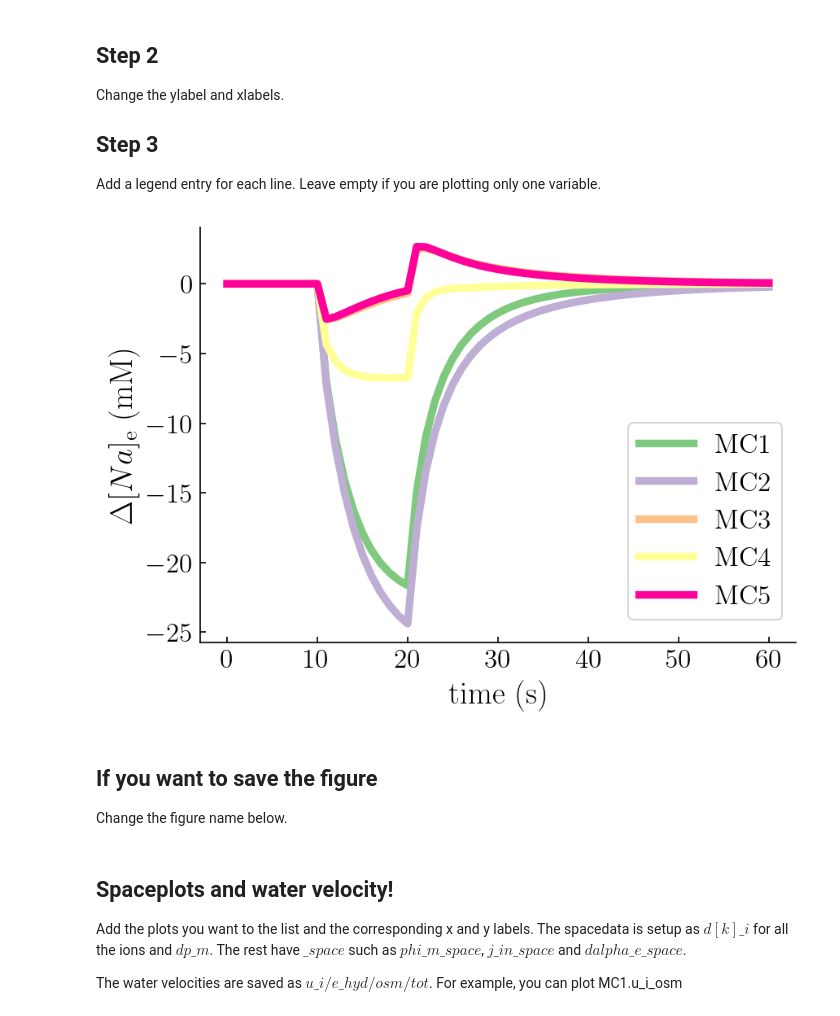
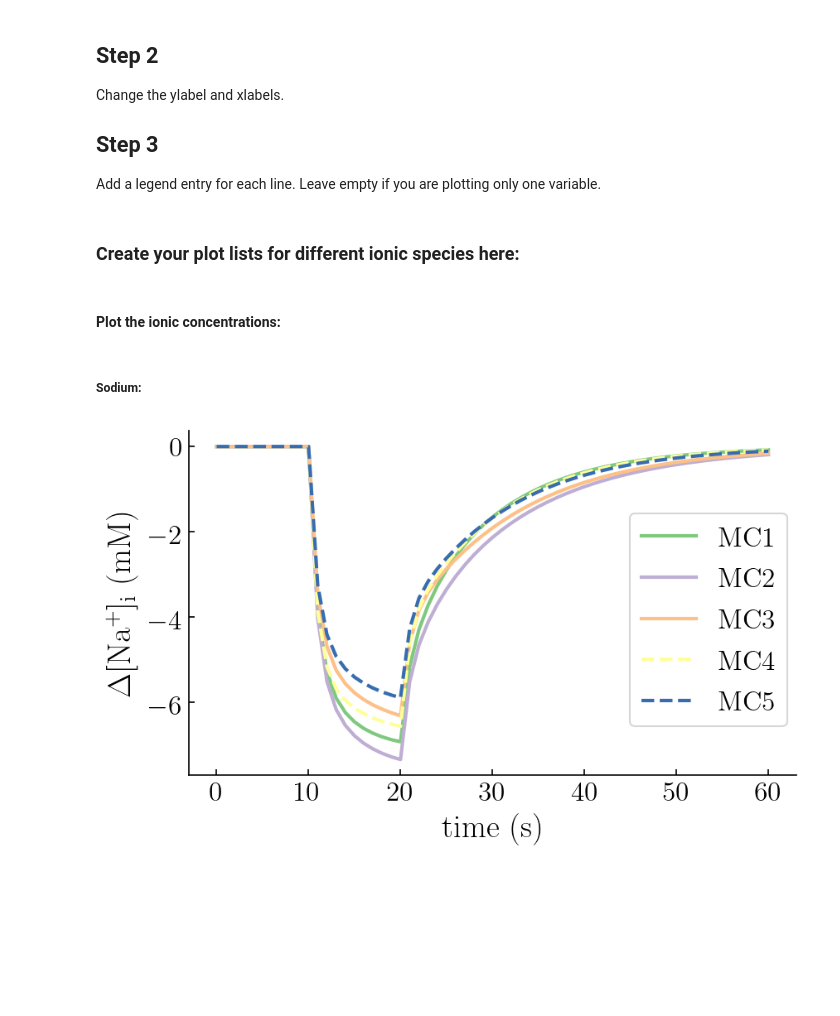
Before and after one commit to hittheant/Simula_Summer_Project_1, a Jupyter notebook: example/Plot Stimulation Data.ipynb, the cells around one changed output. Cells and saved outputs as stored; diff of their text form; code cells hidden in the pictures; blank space fills up the shorter version.

Commit message:
Made jupyter notebook more structured with plots used in paper

```diff
--- a/example/Plot Stimulation Data.ipynb
+++ b/example/Plot Stimulation Data.ipynb
@@ -306,7 +283,8 @@ b0 = '#7fc97fff'
 b1 = '#beaed4ff'
 b2 = '#fdc086ff'
 b3 = '#ffff99ff'
-b4 = '#ff0099ff'
+b4 = '#386cb0ff'
+
 color_list = [b0, b1, b2, b3, b4]
 
 c2 = colormap(normalize(mus[0]))
@@ -324,7 +302,7 @@ xticklabels = ['0', '50', '100', '150', '200', '250', '300']
 xlabel_x = '$x$ (um)'
 point_time = 1.5e-4
 
-lw = 4.5     # line width
+lw = 2 #4.5     # line width
 fosi = 18.7  # ylabel font size
 fs = 0.9
 
@@ -343,29 +321,46 @@ Change the ylabel and xlabels.
 
 ## Step 3
 Add a legend entry for each line. Leave empty if you are plotting only one variable.
+# %% [markdown]
+### Create your plot lists for different ionic species here:
 # %%
-plot_list = [np.array(MC1.Cl_e) - MC1.Cl_e[0], np.array(MC2.Cl_e) - MC2.Cl_e[0],
-             np.array(MC3.Cl_e) - MC3.Cl_e[0], np.array(MC4.Cl_e) - MC4.Cl_e[0],
-             np.array(MC5.Cl_e) - MC5.Cl_e[0]]
-# plot_list = [MC1.Na_e, MC2.Na_e, MC3.Na_e, MC4.Na_e, MC5.Na_e]
-ylabel = r'$\Delta [Cl]_\mathrm{e}$ (mM)'
-xlabel = r'time (s)'
-legend = [r'MC1', r'MC2', r'MC3', r'MC4', r'MC5']
+plot_list_Nai = [MC1.Na_i - MC1.Na_i[0], MC2.Na_i - MC2.Na_i[0], MC3.Na_i - MC3.Na_i[0], MC4.Na_i - MC4.Na_i[0], MC5.Na_i - MC5.Na_i[0]]
+plot_list_Nae = [MC1.Na_e - MC1.Na_e[0], MC2.Na_e - MC2.Na_e[0], MC3.Na_e - MC3.Na_e[0], MC4.Na_e - MC4.Na_e[0], MC5.Na_e - MC5.Na_e[0]]
+
+plot_list_Ki = [MC1.K_i - MC1.K_i[0], MC2.K_i - MC2.K_i[0], MC3.K_i - MC3.K_i[0], MC4.K_i - MC4.K_i[0], MC5.K_i - MC5.K_i[0]]
+plot_list_Ke = [MC1.K_e - MC1.K_e[0], MC2.K_e - MC2.K_e[0], MC3.K_e - MC3.K_e[0], MC4.K_e - MC4.K_e[0], MC5.K_e - MC5.K_e[0]]
+
+#make the same but for Cl_i and Cl_e
+plot_list_Cli = [MC1.Cl_i - MC1.Cl_i[0], MC2.Cl_i - MC2.Cl_i[0], MC3.Cl_i - MC3.Cl_i[0], MC4.Cl_i - MC4.Cl_i[0], MC5.Cl_i - MC5.Cl_i[0]]
+plot_list_Cle = [MC1.Cl_e - MC1.Cl_e[0], MC2.Cl_e - MC2.Cl_e[0], MC3.Cl_e - MC3.Cl_e[0], MC4.Cl_e - MC4.Cl_e[0], MC5.Cl_e - MC5.Cl_e[0]]
+
+plot_list_HCO3_is = [MC3.HCO3_is - MC3.HCO3_is[0], MC5.HCO3_is - MC5.HCO3_is[0]]
+plot_list_HCO3_es = [MC3.HCO3_es - MC3.HCO3_es[0], MC5.HCO3_es - MC5.HCO3_es[0]]
+# %% [markdown]
+#### Plot the ionic concentrations:
+# %% [markdown]
+##### Sodium:
 # %%
-fig = plt.figure(figsize=(7*fs, 5*fs))
+ylabel = r'$\Delta [\mathrm{Na^{+}}]_\mathrm{i}$ (mM)'
+xlabel = r'time (s)'
+legend = [r'MC1', r'MC2', r'MC3', r'MC4', r'MC5']
+
+fig = plt.figure(figsize=(7*fs, 4*fs))
 ax = plt.gca()
-for i, line in enumerate(plot_list):
-    plt.plot(line, color=color_list[i], label=legend[i], linewidth=lw)
-if len(plot_list) > 1:
-    plt.figlegend(bbox_to_anchor=(0.9, 0.55), frameon=True)
+for i, line in enumerate(plot_list_Nai):
+    linestyle = '--' if i == 3 or i == 4  else '-'
+    plt.plot(line, color=color_list[i], label=legend[i], linestyle = linestyle, linewidth=lw)
+if len(plot_list_Nai) > 1:
+    plt.figlegend(bbox_to_anchor=(0.9, 0.8), frameon=True)
 
 plt.xlabel(xlabel, fontsize=fosi)
 plt.ylabel(ylabel, fontsize=fosi)
 # make pretty
 ax.spines['right'].set_visible(False)
 ax.spines['top'].set_visible(False)
+
+figname = 'mc1vmc5_deltaNai'
+#save fig as pdf
+fig.savefig('results/figures/' + figname + '.pdf', format='pdf', bbox_inches='tight')
 # %% [output]
-[figure, old version]
+[figure, new version]
-# %% [markdown]
-## If you want to save the figure
-Change the figure name below.
@@ -376,5 +366,0 @@ fig.savefig('results/figures/' + figname, dpi='figure', bbox_inches='tight')
-# %% [markdown]
-## Spaceplots and water velocity!
-Add the plots you want to the list and the corresponding x and y labels. The spacedata is setup as $d[k]\_i$ for all the ions and $dp\_m$. The rest have $\_space$ such as $phi\_m\_space$, $j\_in\_space$ and $dalpha\_e\_space$.
-
-The water velocities are saved as $u\_i/e\_hyd/osm/tot$. For example, you can plot MC1.u_i_osm
```
Also changed, not shown: parts of 46 cells of this notebook.
